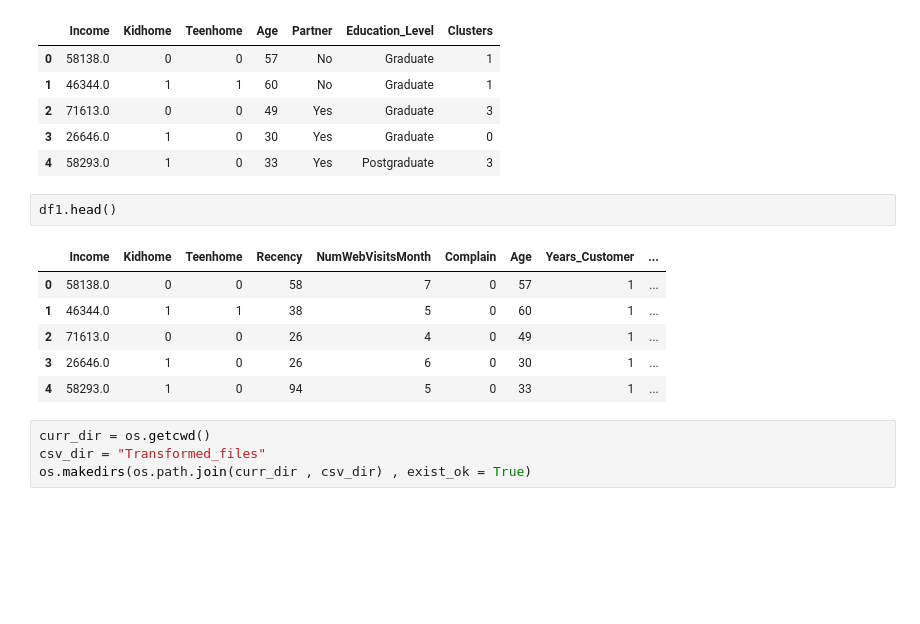
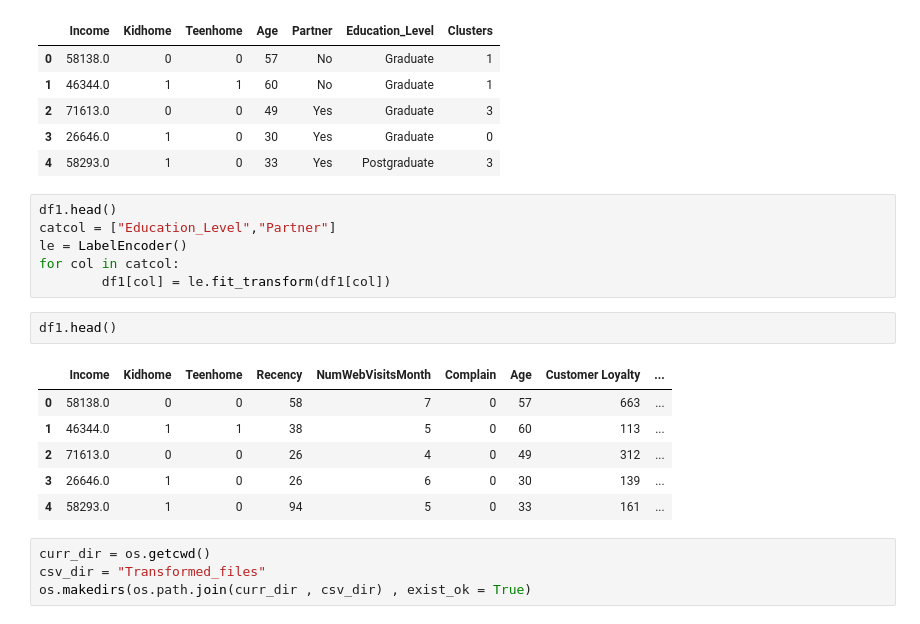
Before and after one commit to adi18O3/Customer-Personality-Analysis-Project, a Jupyter notebook: Feature Engineering & Clustering.ipynb, the cells around one changed output. Saved outputs shown, nothing was run; the diff lists cells and outputs as text; blank space fills up the shorter version.

```diff
--- a/Feature Engineering & Clustering.ipynb
+++ b/Feature Engineering & Clustering.ipynb
@@ -281,13 +286,19 @@ subset.head()
 | 4 | 58293.0 | 1 | 0 | 33 | Yes | Postgraduate | 3 |
 # %%
 df1.head()
+catcol = ["Education_Level","Partner"]
+le = LabelEncoder()
+for col in catcol:
+        df1[col] = le.fit_transform(df1[col])
-# %% [output]
-|  | Income | Kidhome | Teenhome | Recency | NumWebVisitsMonth | Complain | Age | Years_Customer | ... |
-| 0 | 58138.0 | 0 | 0 | 58 | 7 | 0 | 57 | 1 | ... |
-| 1 | 46344.0 | 1 | 1 | 38 | 5 | 0 | 60 | 1 | ... |
-| 2 | 71613.0 | 0 | 0 | 26 | 4 | 0 | 49 | 1 | ... |
-| 3 | 26646.0 | 1 | 0 | 26 | 6 | 0 | 30 | 1 | ... |
-| 4 | 58293.0 | 1 | 0 | 94 | 5 | 0 | 33 | 1 | ... |
+# %%
+df1.head()
+# %% [output]
+|  | Income | Kidhome | Teenhome | Recency | NumWebVisitsMonth | Complain | Age | Customer Loyalty | ... |
+| 0 | 58138.0 | 0 | 0 | 58 | 7 | 0 | 57 | 663 | ... |
+| 1 | 46344.0 | 1 | 1 | 38 | 5 | 0 | 60 | 113 | ... |
+| 2 | 71613.0 | 0 | 0 | 26 | 4 | 0 | 49 | 312 | ... |
+| 3 | 26646.0 | 1 | 0 | 26 | 6 | 0 | 30 | 139 | ... |
+| 4 | 58293.0 | 1 | 0 | 94 | 5 | 0 | 33 | 161 | ... |
 # %%
 curr_dir = os.getcwd()
 csv_dir = "Transformed_files"
```
Also changed, not shown: parts of 4 cells of this notebook, 4 other files.
